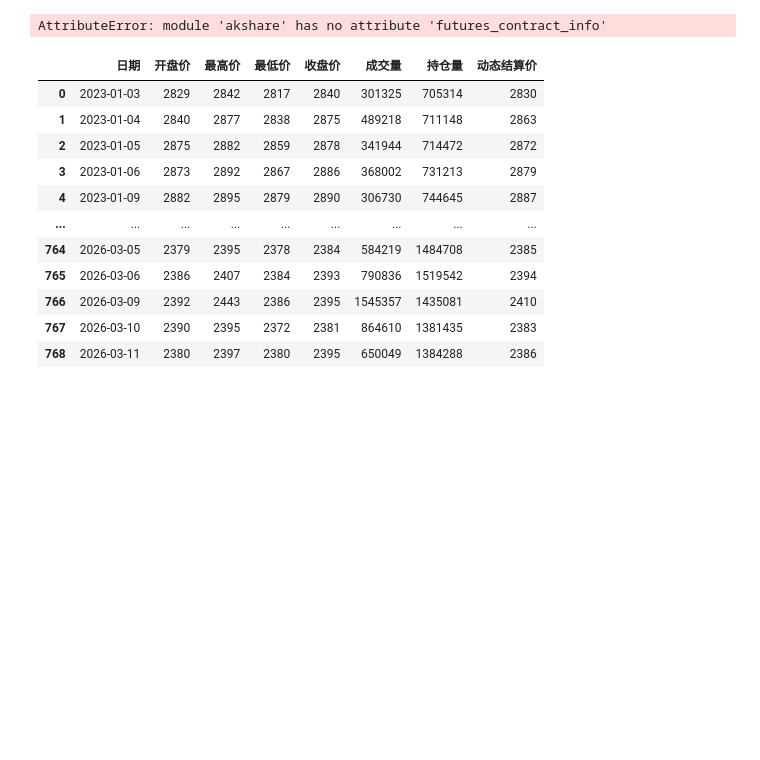
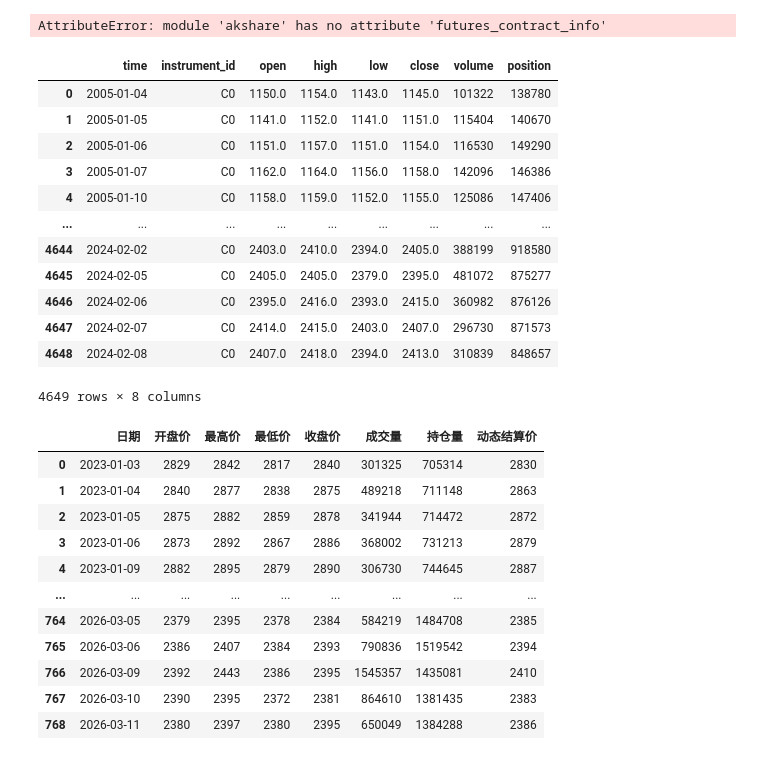
Before and after one commit to leoweng111/lionet, a Jupyter notebook: notebook/ak_test.ipynb, the cells around one changed output. Cells and saved outputs as stored; diff of their text form; code cells hidden in the pictures; blank space fills up the shorter version.

```diff
--- a/notebook/ak_test.ipynb
+++ b/notebook/ak_test.ipynb
@@ -94,3 +96,21 @@ AttributeError: module 'akshare' has no attribute 'futures_contract_info'
+# %%
+df_c = get_futures_continuous_contract_price(instrument_id='C0')
+# %%
+df_c
+# %% [output]
+|  | time | instrument_id | open | high | low | close | volume | position |
+| 0 | 2005-01-04 | C0 | 1150.0 | 1154.0 | 1143.0 | 1145.0 | 101322 | 138780 |
+| 1 | 2005-01-05 | C0 | 1141.0 | 1152.0 | 1141.0 | 1151.0 | 115404 | 140670 |
+| 2 | 2005-01-06 | C0 | 1151.0 | 1157.0 | 1151.0 | 1154.0 | 116530 | 149290 |
+| 3 | 2005-01-07 | C0 | 1162.0 | 1164.0 | 1156.0 | 1158.0 | 142096 | 146386 |
+| 4 | 2005-01-10 | C0 | 1158.0 | 1159.0 | 1152.0 | 1155.0 | 125086 | 147406 |
+| ... | ... | ... | ... | ... | ... | ... | ... | ... |
+| 4644 | 2024-02-02 | C0 | 2403.0 | 2410.0 | 2394.0 | 2405.0 | 388199 | 918580 |
+| 4645 | 2024-02-05 | C0 | 2405.0 | 2405.0 | 2379.0 | 2395.0 | 481072 | 875277 |
+| 4646 | 2024-02-06 | C0 | 2395.0 | 2416.0 | 2393.0 | 2415.0 | 360982 | 876126 |
+| 4647 | 2024-02-07 | C0 | 2414.0 | 2415.0 | 2403.0 | 2407.0 | 296730 | 871573 |
+| 4648 | 2024-02-08 | C0 | 2407.0 | 2418.0 | 2394.0 | 2413.0 | 310839 | 848657 |
+4649 rows × 8 columns
 # %%
 df_price = ak.futures_main_sina(symbol='C0', start_date='20230101', end_date='20260311')
 # %%
```
Also changed, not shown: parts of 1 cell of this notebook, 5 other files.
